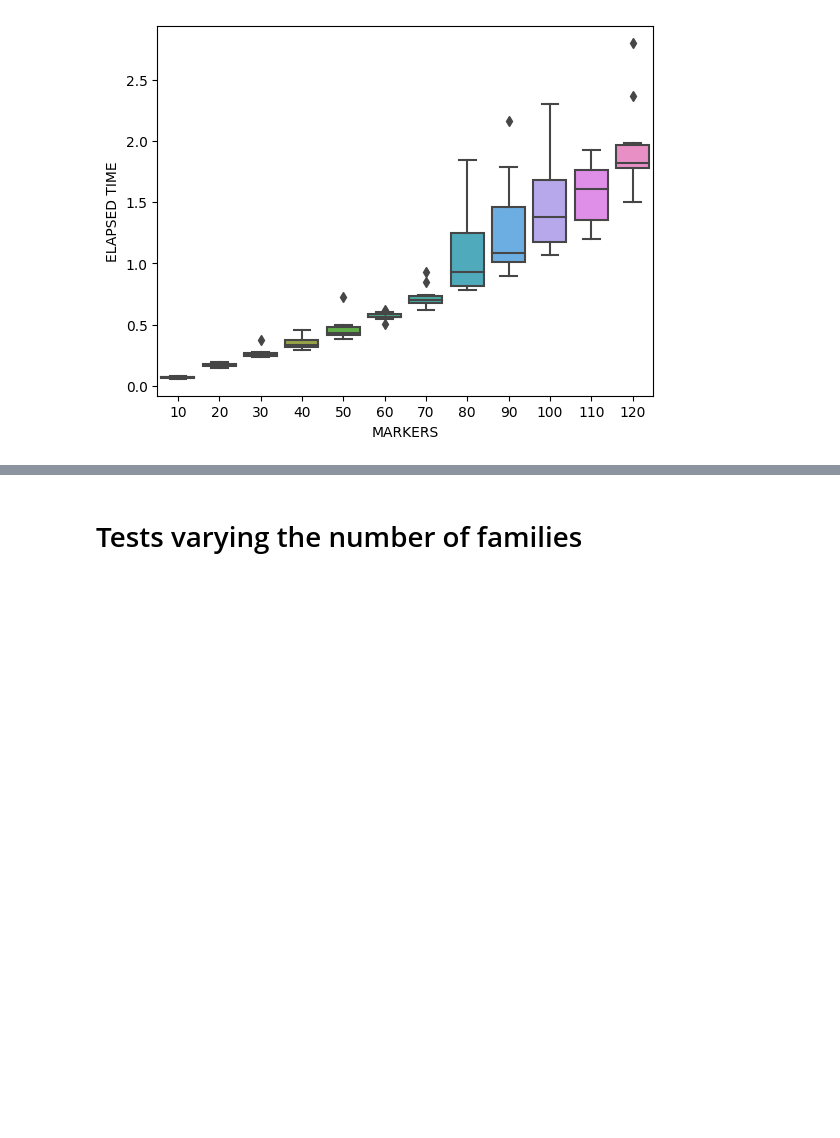
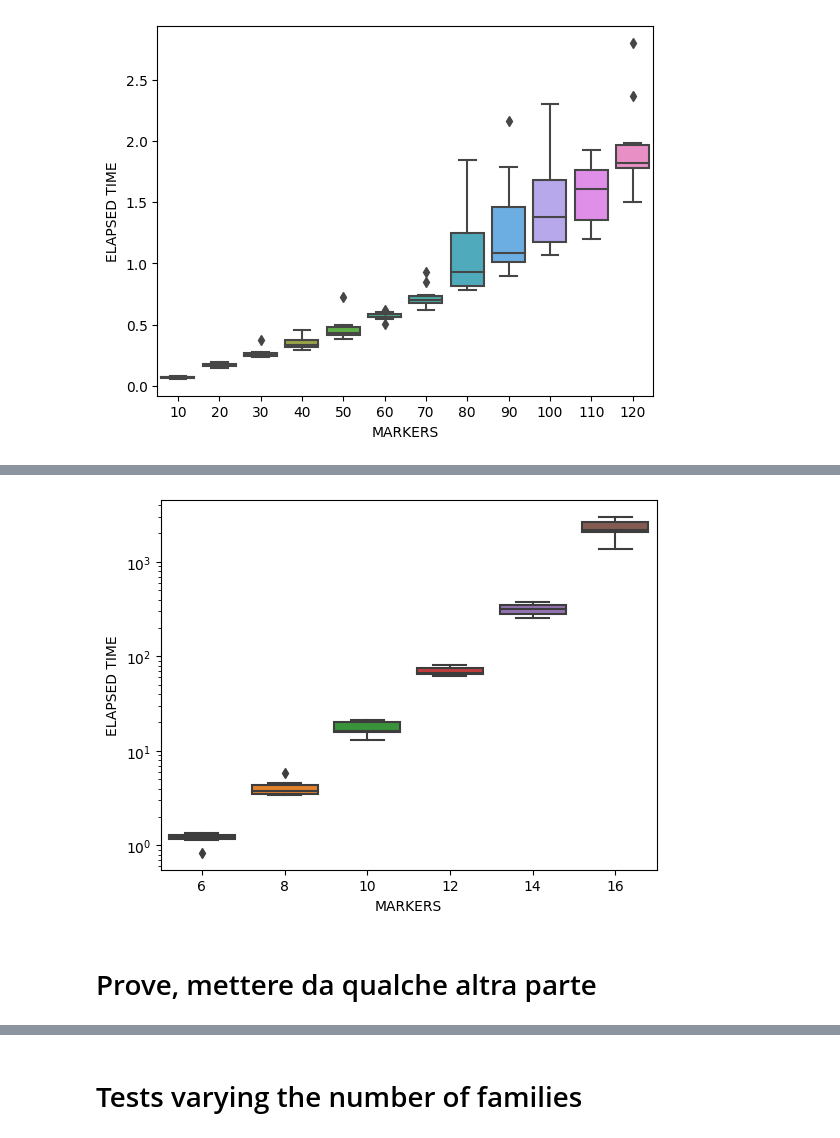
Before and after one commit to serena-aneli/RECOMBULATOR-X, a Jupyter notebook: Estimation Benchmarks.ipynb, the cells around one changed output, grey strips where cells are left out. Saved outputs shown, nothing was run; the diff lists cells and outputs as text; code cells hidden in the pictures; blank space fills up the shorter version.

```diff
--- a/Estimation Benchmarks.ipynb
+++ b/Estimation Benchmarks.ipynb
@@ -54,3 +38,26 @@ def random_estimation_tests(n_markers, n_fam_I, n_fam_II, n_tests, **kwargs):
+# %%
+from multiprocessing import Pool
+def random_estimation_test_p(args):
+    return random_estimation_test(*args[:-1], estimate_mutation_rates='all', **args[-1])
+
+def random_estimation_tests(n_markers, n_fam_I, n_fam_II, n_tests, **kwargs):
+    args_list = [(n_markers, n_fam_I, n_fam_II, seed, kwargs) for seed in range(n_tests)]
+    with Pool(n_cores) as p:
+        data = list(p.imap(random_estimation_test_p, args_list))
+
+    # put results in a pandas DataFrame
+    recomb_cols = [('RECOMBINATION', f'M{i}-{i+1}') for i in range(1, n_markers)]
+    mut_cols = [('MUTATION', f'M{i}') for i in range(1, n_markers + 1)]
+    all_cols = [(l1, *l2) for l1 in ['SIMULATED', 'ESTIMATED'] for l2_cols in [recomb_cols, mut_cols] for l2 in l2_cols] + [('ELAPSED TIME', None, None)]
+
+    df = pandas.DataFrame(
+        [
+            numpy.concatenate([*simulated_rates, *estimated_rates, [elapsed_time]])
+            for simulated_rates, estimated_rates, elapsed_time in data
+        ],
+        columns=pandas.MultiIndex.from_tuples(all_cols, names=['SOURCE', 'RATE', 'MARKER']))
+    df.index.name = 'TEST'
+    return df
 # %%
 #random_estimation_test(200, 1000, 0, 0, optimization_method='Nelder-Mead', maxiter=10000)
 # %%
@@ -83,7 +92,7 @@ print(f'average time (minutes): {lit2_minutes.mean()}, std: {lit2_minutes.std()}
 n_fam_I = 100
 n_fam_II = 0
 marker_tests = {}
-for n_markers in [10, 20, 30, 40, 50, 60, 70, 80, 90, 100, 110, 120, 130, 150]:
+for n_markers in range(10, 130, 10):
     print(f'{n_markers=}')
     marker_tests[n_markers] = random_estimation_tests(n_markers, n_fam_I, n_fam_II, 10)
 # %% [output]
@@ -108,25 +115,11 @@ seaborn.boxplot(plot_data, x='MARKERS', y='ELAPSED TIME')
 # %% [output]
 <AxesSubplot: xlabel='MARKERS', ylabel='ELAPSED TIME'>
 [figure]
-# %%
-acc = {}
-mae_acc = {}
-for n_markers, df in marker_tests.items():
-    #delta = df['ESTIMATED'] - df['SIMULATED']
-    #mae_acc[n_markers] = delta.abs().mean()
-    #stats = delta.stack().apply(['mean', 'std'])
-    #stats['TIME'] = df[('ELAPSED TIME', None, None)].apply(['mean', 'std'])
-    #stats = stats.unstack(level=0)
-    #stats['MAE'] = delta.abs().mean()
-    #acc[n_markers] = stats
-    #delta.apply(['mean', 'std'])
-df = pandas.concat(acc, names=['n_markers'])
-df
 # %%
 n_fam_I = 100
 n_fam_II = 100
 marker_tests_II = {}
-for n_markers in [6, 8, 10, 12, 14]:
+for n_markers in range(6, 18, 2):
     print(f'{n_markers=}')
     marker_tests_II[n_markers] = random_estimation_tests(n_markers, n_fam_I, n_fam_II, 10)
 # %% [output]
@@ -178,7 +132,12 @@ leaf monotonicity failure 2.219476864348192e-15 2.2194768643481943e-15 -2.366582
 # %%
 plot_data = pandas.concat({k: df[('ELAPSED TIME', None, None)] for k, df in marker_tests_II.items()}, names=['MARKERS']).reset_index()
 plot_data.columns = plot_data.columns.get_level_values(0)
 seaborn.boxplot(plot_data, x='MARKERS', y='ELAPSED TIME')
+plt.yscale('log')
+# %% [output]
+[figure, added]
+# %% [markdown]
+# Prove, mettere da qualche altra parte
 # %%
 acc = {}
 mae_acc = {}
```
Also changed, not shown: parts of 11 cells of this notebook, 1 other file.
